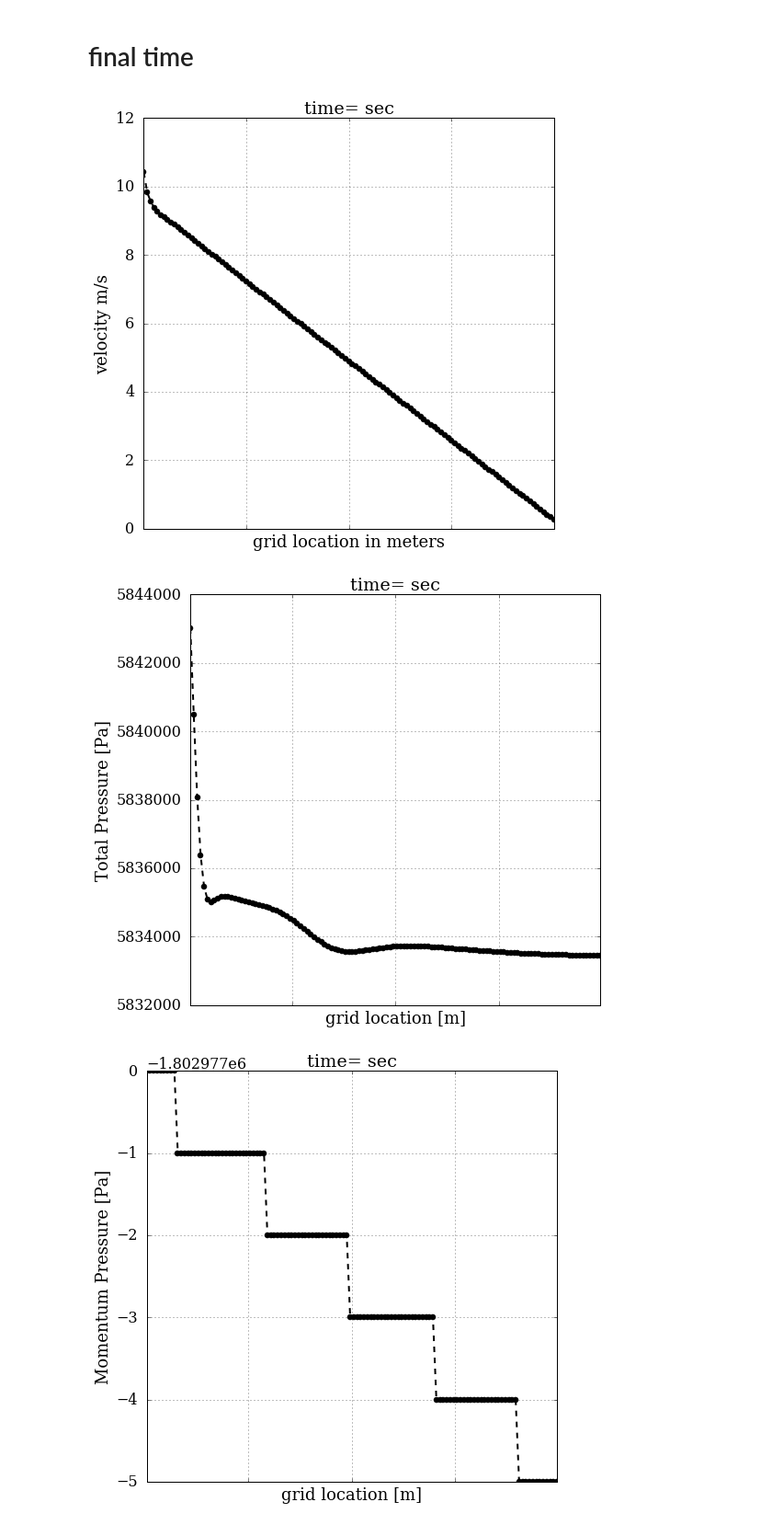
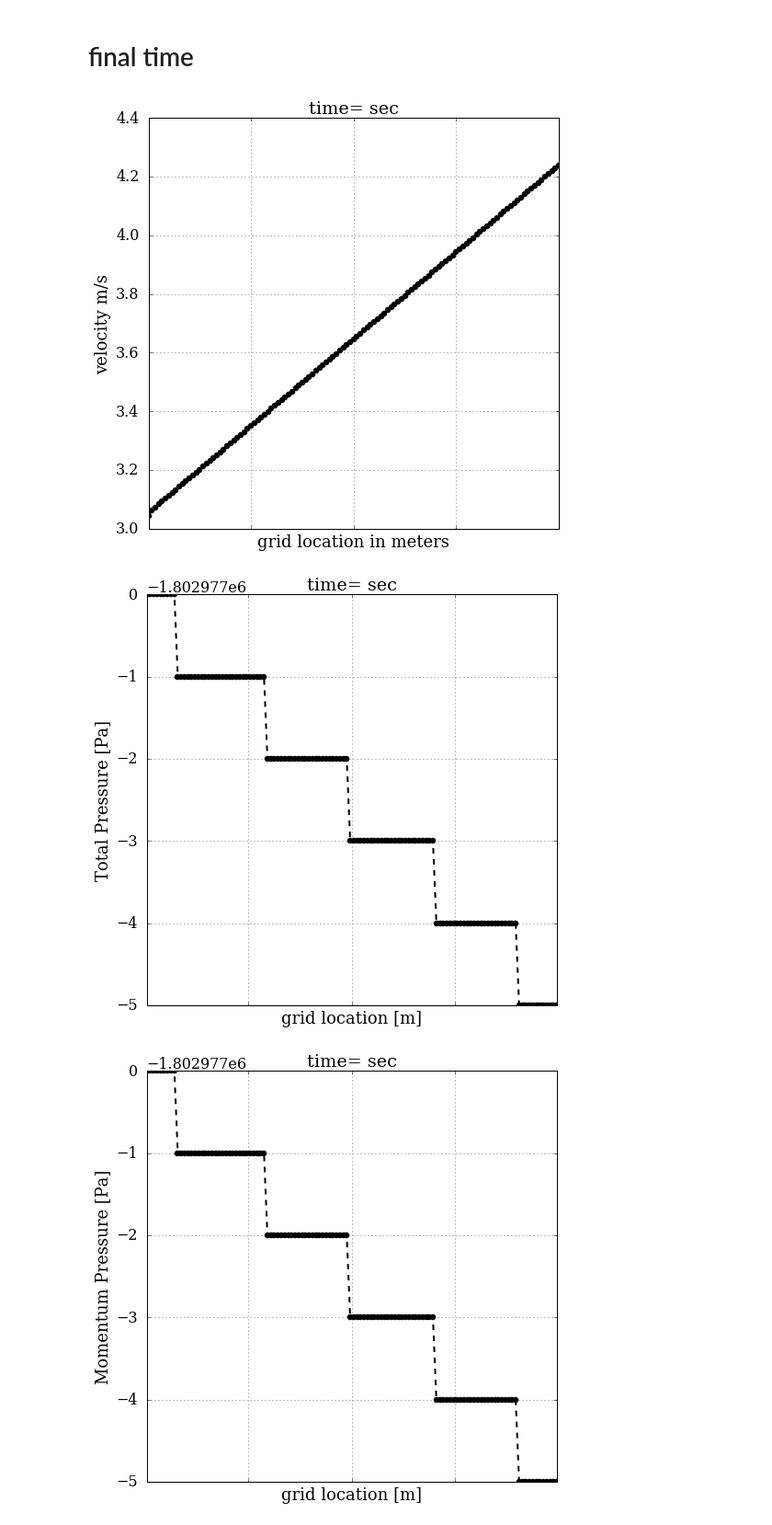
Before and after one commit to lgmartinez/plasma, a Jupyter notebook: 1d_Ablation_v4-GS.ipynb, the cells around one changed output. Shown at 92% size. Drawn from its saved outputs; the diff is of its cells as text; code cells hidden in the pictures.

```diff
--- a/1d_Ablation_v4-GS.ipynb
+++ b/1d_Ablation_v4-GS.ipynb
@@ -2034,13 +2034,13 @@ array([ 5007.96750243,  4669.4047779 ,  4570.8733621 ,  4527.51962924,
 # %% [markdown]
 # final time
 # %%
-plot( xb,numpy.round(us[41228][1:-1],decimals=10), 'grid location in meters','velocity m/s',  'time= sec')
+plot( xb,numpy.round(us[-1][1:-1],decimals=10), 'grid location in meters','velocity m/s',  'time= sec')
 # %% [output]
-[figure, old version]
+[figure, new version]
 # %%
-plot( xc,numpy.round(ps[41150][1:-1]), 'grid location [m]','Total Pressure [Pa]',  'time= sec')
+plot( xc,numpy.round(ps[-1][1:-1]), 'grid location [m]','Total Pressure [Pa]',  'time= sec')
 # %% [output]
-[figure, old version]
+[figure, new version]
 # %%
 plot( xc,numpy.round(ps2[-1][1:-1]), 'grid location [m]','Momentum Pressure [Pa]',  'time= sec')
 # %% [output]
```
